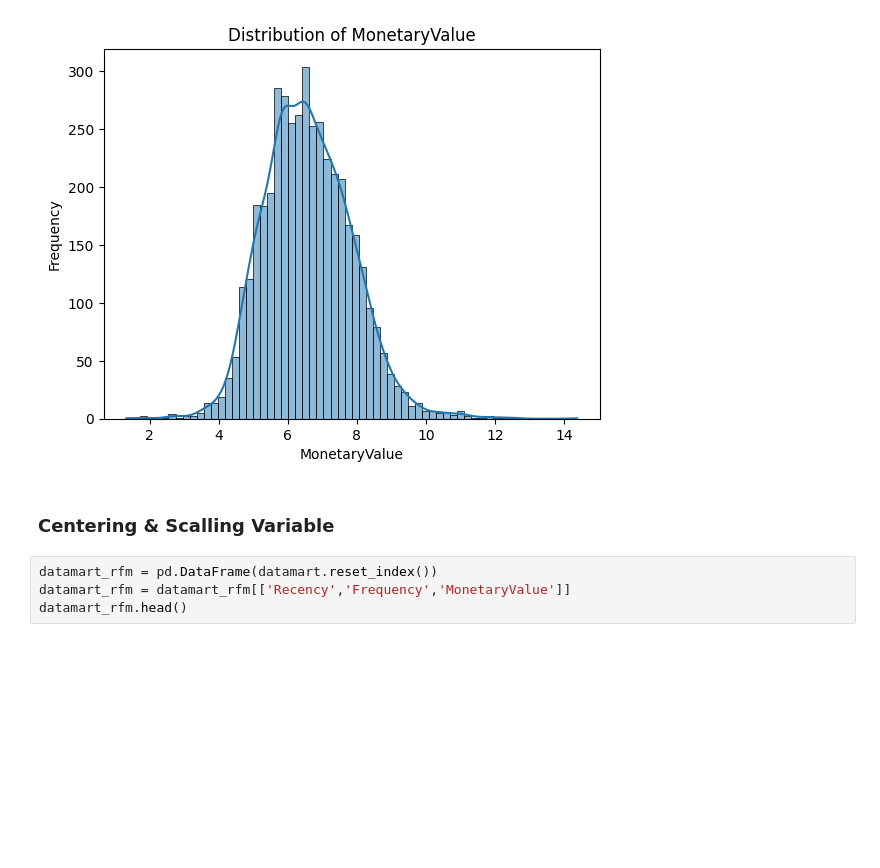
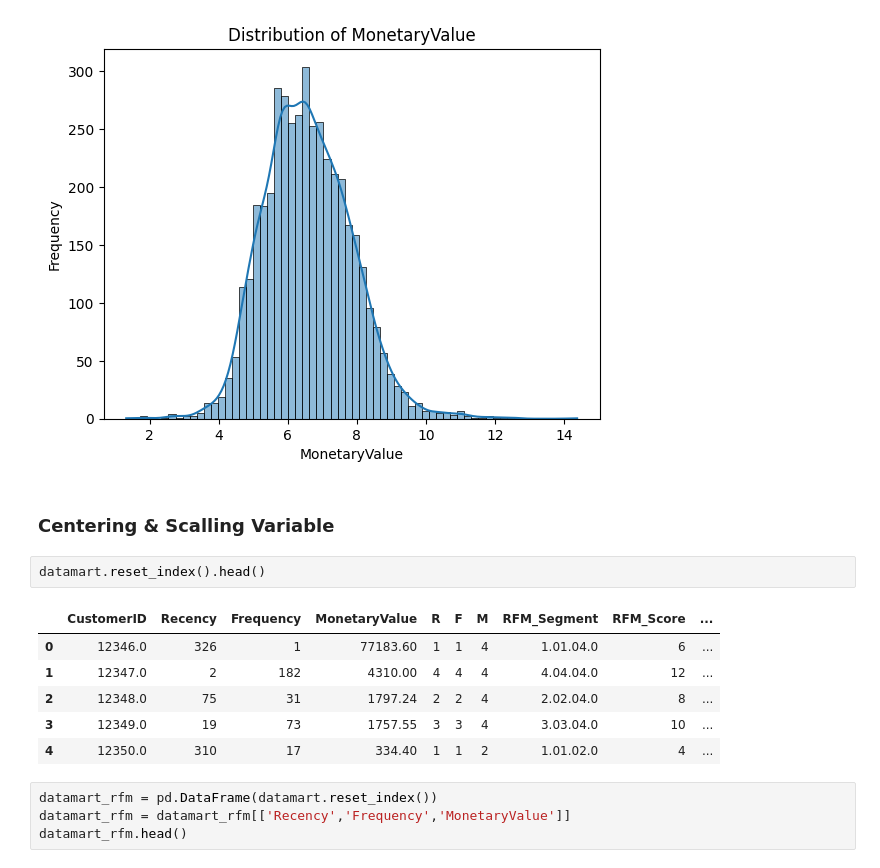
Before and after one commit to sandys-ss/RFM-Analysis, a Jupyter notebook: rfm.ipynb, the cells around one changed output. Cells and saved outputs as stored; diff of their text form; blank space fills up the shorter version.

```diff
--- a/rfm.ipynb
+++ b/rfm.ipynb
@@ -386,6 +387,15 @@ for column in columns:
 [figure]
 # %% [markdown]
 ### Centering & Scalling Variable
+# %%
+datamart.reset_index().head()
+# %% [output]
+|  | CustomerID | Recency | Frequency | MonetaryValue | R | F | M | RFM_Segment | RFM_Score | ... |
+| 0 | 12346.0 | 326 | 1 | 77183.60 | 1 | 1 | 4 | 1.01.04.0 | 6 | ... |
+| 1 | 12347.0 | 2 | 182 | 4310.00 | 4 | 4 | 4 | 4.04.04.0 | 12 | ... |
+| 2 | 12348.0 | 75 | 31 | 1797.24 | 2 | 2 | 4 | 2.02.04.0 | 8 | ... |
+| 3 | 12349.0 | 19 | 73 | 1757.55 | 3 | 3 | 4 | 3.03.04.0 | 10 | ... |
+| 4 | 12350.0 | 310 | 17 | 334.40 | 1 | 1 | 2 | 1.01.02.0 | 4 | ... |
 # %%
 datamart_rfm = pd.DataFrame(datamart.reset_index())
 datamart_rfm = datamart_rfm[['Recency','Frequency','MonetaryValue']]
```
Also changed, not shown: parts of 37 cells of this notebook.
